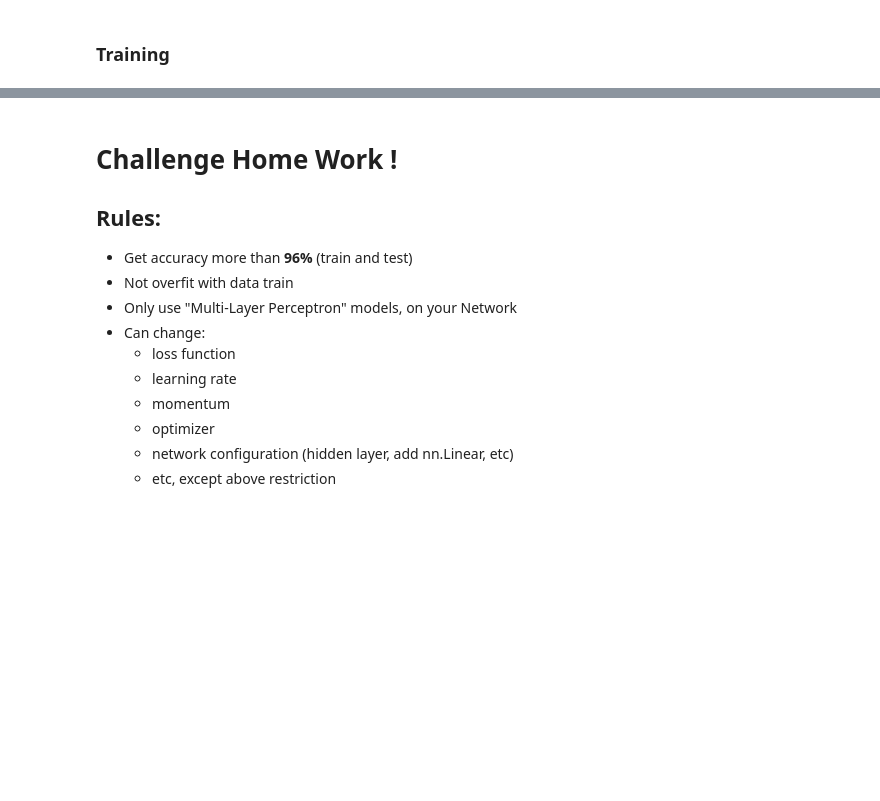
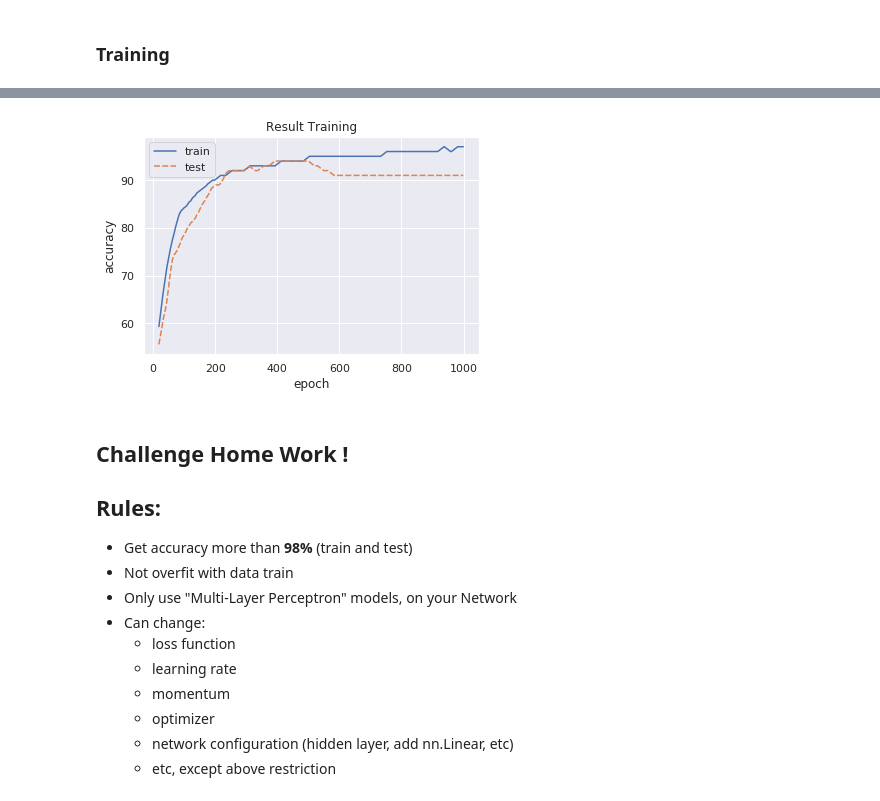
Before and after one commit to imeri-course/ai-in-healthcare, a Jupyter notebook: Session1/Demo_MLP.ipynb, the cells around one changed output, grey strips where cells are left out. Cells and saved outputs as stored; diff of their text form; code cells hidden in the pictures; blank space fills up the shorter version.

```diff
--- a/Session1/Demo_MLP.ipynb
+++ b/Session1/Demo_MLP.ipynb
@@ -372,7 +392,12 @@ Text(0, 0.5, 'Acc')
+# %%
+# Check accuracy
+plot_(train_accs, test_accs, ylabel="accuracy")
+# %% [output]
+[figure, added]
 # %% [markdown]
-# Challenge Home Work !
+## Challenge Home Work !
 ## Rules:
-- Get accuracy more than **96%** (train and test)
+- Get accuracy more than **98%** (train and test)
 - Not overfit with data train
 - Only use "Multi-Layer Perceptron" models,  on your Network
 - Can change:
```
Also changed, not shown: parts of 24 cells of this notebook.
